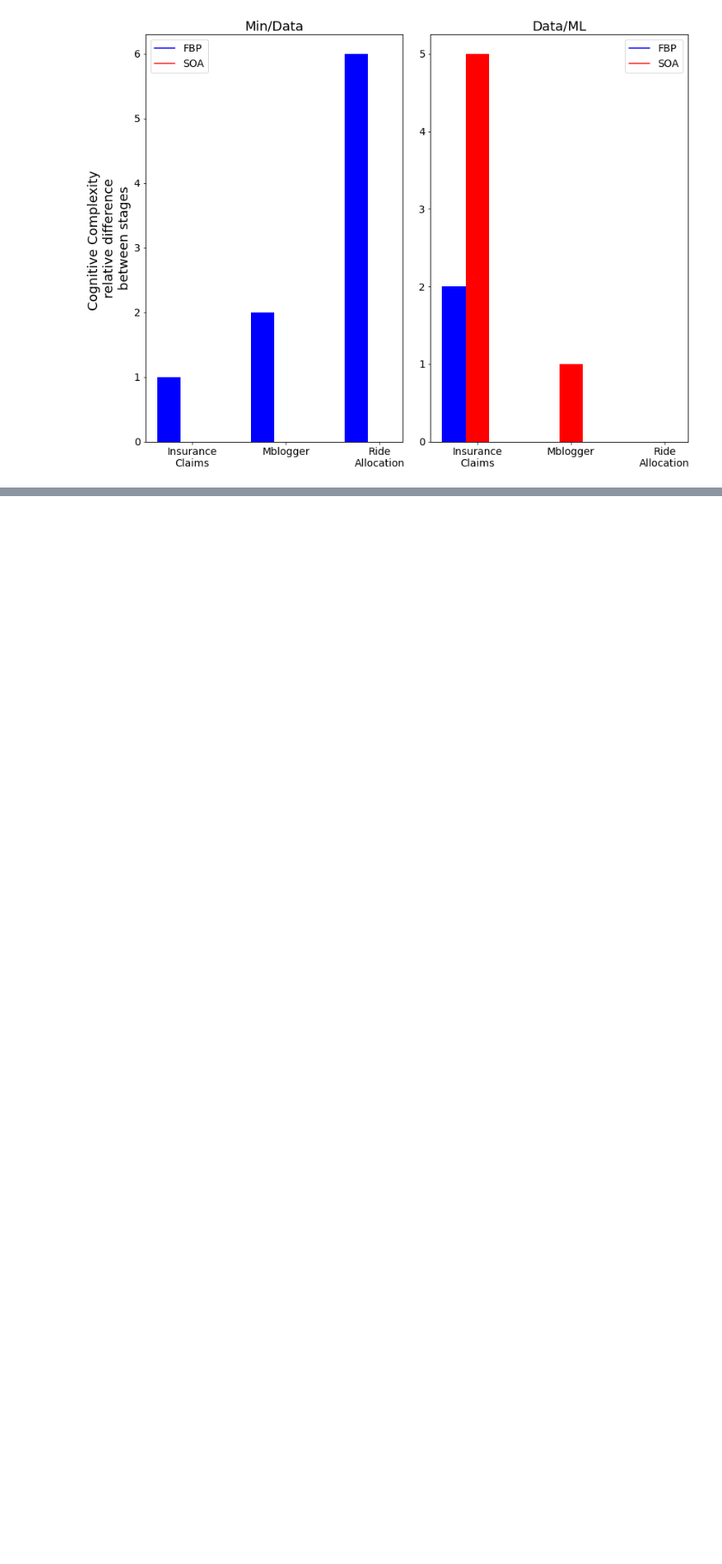
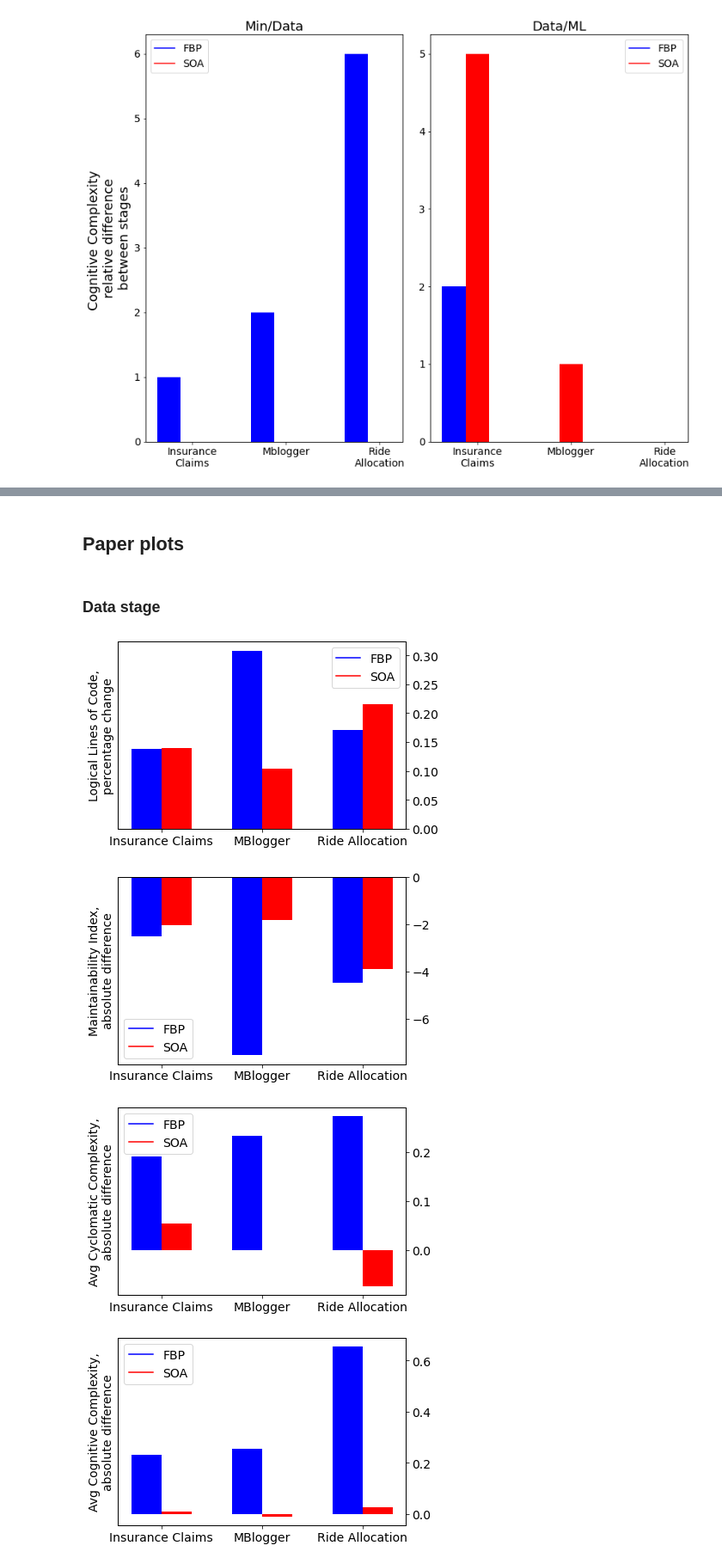
Before and after one commit to mlatcl/fbp-vs-soa, a Jupyter notebook: metrics_analysis.ipynb, the cells around one changed output, grey strips where cells are left out. Shown at 86% size. Cells and saved outputs as stored; diff of their text form; code cells hidden in the pictures; blank space fills up the shorter version.

```diff
--- a/metrics_analysis.ipynb
+++ b/metrics_analysis.ipynb
@@ -460,0 +475,2 @@ plt.show();
+# %% [markdown]
+## Paper plots
@@ -460,0 +519,42 @@ plt.show();
+# %% [markdown]
+### Data stage
+# %%
+min_data_changes_df = all_changes_df[all_changes_df["Keys"] == "min/data"]
+
+# question 1
+metric = "Logical Lines of Code"
+values_fbp = min_data_changes_df[min_data_changes_df["Paradigm"] == "fbp"][metric]
+values_soa = min_data_changes_df[min_data_changes_df["Paradigm"] == "soa"][metric]
+single_paper_plot(values_fbp, values_soa, "Logical Lines of Code,\npercentage change",
+                  filename="gqm/lloc_min_data_diff")
+
+# question 2
+metric = "Maintainability Index"
+values_fbp = min_data_changes_df[min_data_changes_df["Paradigm"] == "fbp"][metric]
+values_soa = min_data_changes_df[min_data_changes_df["Paradigm"] == "soa"][metric]
+single_paper_plot(values_fbp, values_soa, "Maintainability Index,\nabsolute difference",
+                  filename="gqm/mi_min_data_diff")
+
+# question 3
+metric = "Cyclomatic Complexity avg"
+values_fbp = min_data_changes_df[min_data_changes_df["Paradigm"] == "fbp"][metric]
+values_soa = min_data_changes_df[min_data_changes_df["Paradigm"] == "soa"][metric]
+single_paper_plot(values_fbp, values_soa, "Avg Cyclomatic Complexity,\nabsolute difference",
+                  filename="gqm/cyclomatic_min_data_diff")
+
+metric = "Cognitive Complexity avg"
+values_fbp = min_data_changes_df[min_data_changes_df["Paradigm"] == "fbp"][metric]
+values_soa = min_data_changes_df[min_data_changes_df["Paradigm"] == "soa"][metric]
+single_paper_plot(values_fbp, values_soa, "Avg Cognitive Complexity,\nabsolute difference",
+                  filename="gqm/cognitive_min_data_diff")
+
+# question 4
+values_fbp = get_diff_values("min", "fbp")
+values_soa = get_diff_values("min", "soa")
+single_paper_plot(values_fbp, values_soa, "Number of\nAffected Components",
+                  filename="gqm/components_min_data_diff")
+# %% [output]
+[figure, added]
+[figure, added]
+[figure, added]
+[figure, added]
```
Also changed, not shown: parts of 8 cells of this notebook, 10 other files.
